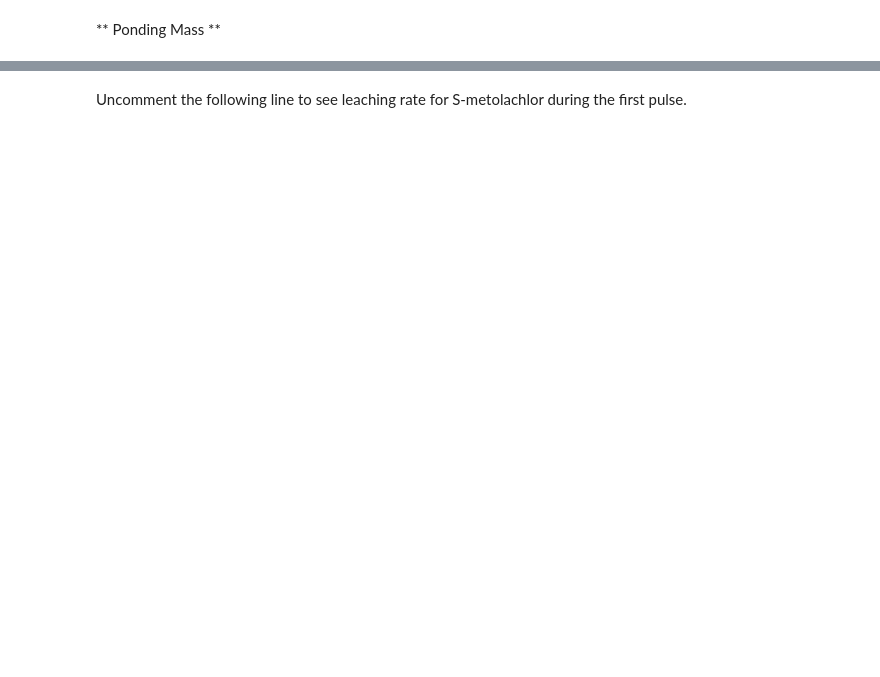
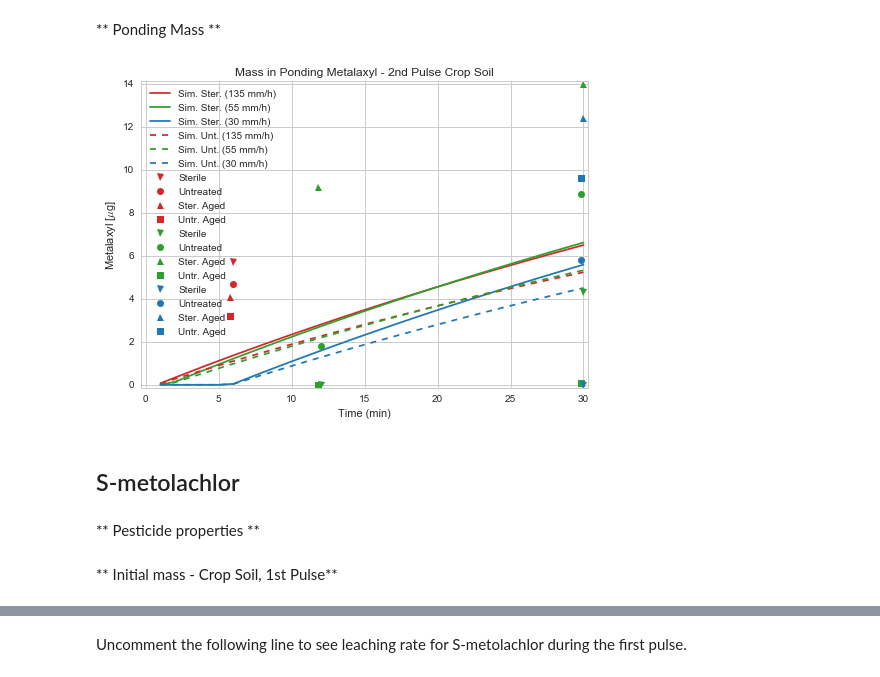
Before and after one commit to DayTimeChunks/LeachingSimulations, a Jupyter notebook: Leaching Model - Annual Crop Soil.ipynb, the cells around one changed output, grey strips where cells are left out. Saved outputs shown, nothing was run; the diff lists cells and outputs as text; code cells hidden in the pictures; blank space fills up the shorter version.

```diff
--- a/Leaching Model - Annual Crop Soil.ipynb
+++ b/Leaching Model - Annual Crop Soil.ipynb
@@ -476,3 +578,16 @@ mass_runoff_un_30mmh = cum_mx_crop2[:, 18]
 mass_overflow2 = stackdata6(cum_time_30min,
         mass_runoff_st_135mmh, mass_runoff_st_55mmh, mass_runoff_st_30mmh,
         mass_runoff_un_135mmh, mass_runoff_un_55mmh, mass_runoff_un_30mmh)
+# %%
+pestiplot_all(mass_overflow2,
+              roff2_mx_high_6min,
+              roff2_mx_med_12min, roff2_mx_med_30min,
+              roff2_mx_low_30min,
+              'Mass in Ponding Metalaxyl - 2nd Pulse Crop Soil',
+              'Metalaxyl')
+# %% [output]
+[figure, added]
+# %% [markdown]
+## S-metolachlor
+# %% [markdown]
+** Pesticide properties **
@@ -478,0 +613,2 @@ mass_overflow2 = stackdata6(cum_time_30min,
+# %% [markdown]
+** Initial mass - Crop Soil, 1st Pulse**
```
Also changed, not shown: parts of 79 cells of this notebook, 25 other files.
